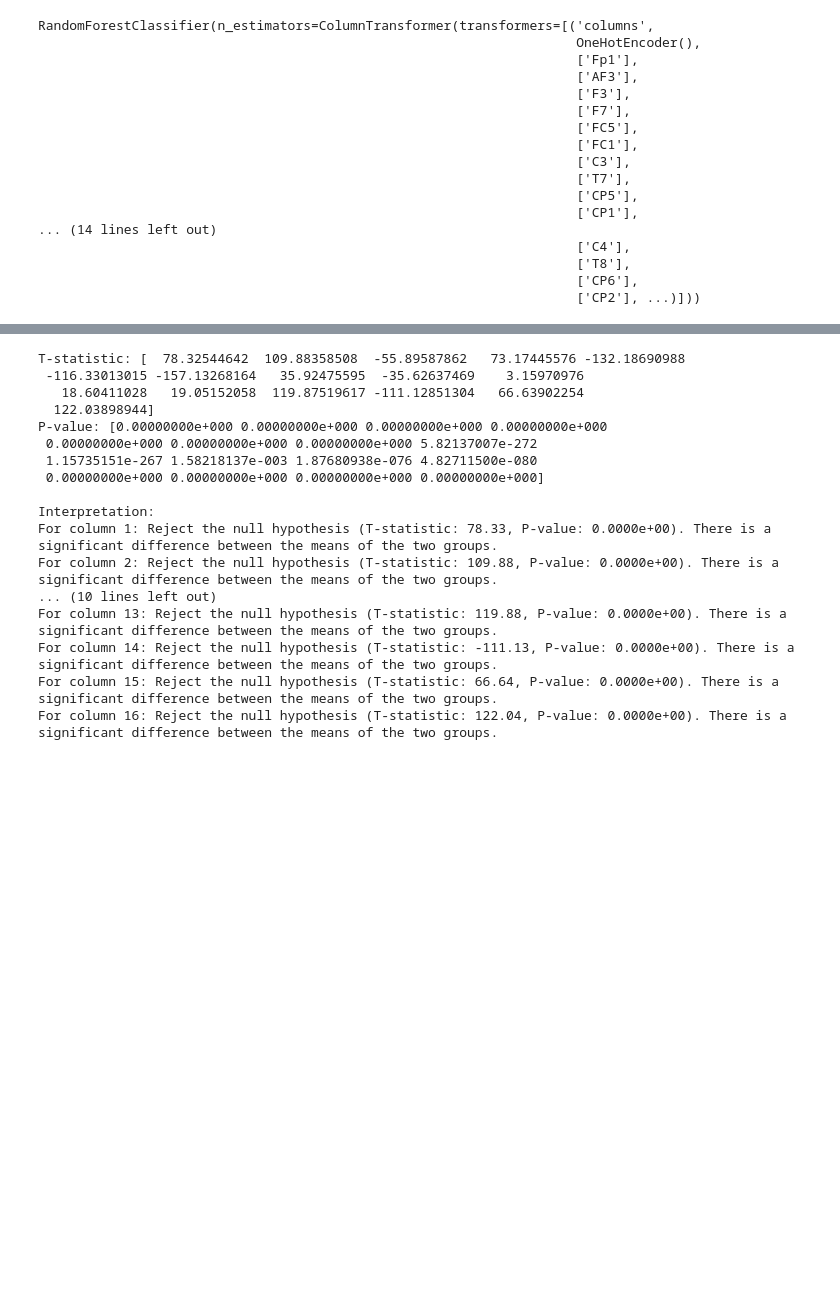
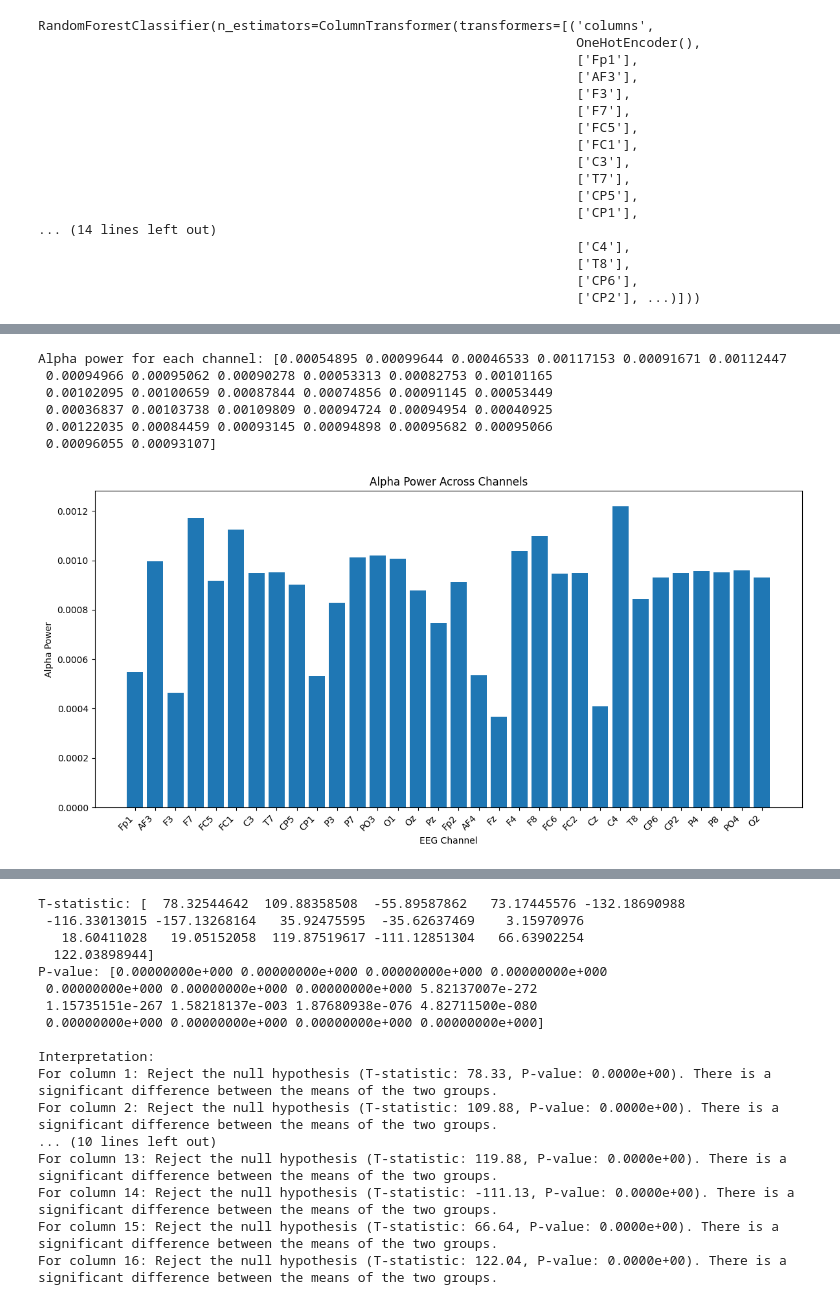
Before and after one commit to MichelleIhetu/ML_Learning_Track, a Jupyter notebook: Project Learning/Final_Project.ipynb, the cells around one changed output, grey strips where cells are left out. Cells and saved outputs as stored; diff of their text form; code cells hidden in the pictures; blank space fills up the shorter version.

```diff
--- a/Project Learning/Final_Project.ipynb
+++ b/Project Learning/Final_Project.ipynb
@@ -269,0 +354,72 @@ Alpha power for each channel: [2.35365517e-12]
+# %%
+#Lets extract alpha wave power
+!pip install mne
+import mne
+import numpy as np
+from scipy.signal import welch, savgol_filter # savgol_filter added
+import matplotlib.pyplot as plt
+
+# --- Start of code needed from preceding cells to define df and smoothed_data_sg ---
+import io
+import pandas as pd
+from scipy.stats import zscore
+from sklearn.preprocessing import MinMaxScaler
+
+# Code from 7YlHwUyNSAM3 (Data loading from edata)
+# Assuming edata is available in the environment from the files.upload() cell
+filename = list(edata.keys())[0]
+file_content = edata[filename]
+df = pd.read_csv(io.StringIO(file_content.decode('utf-8')))
+
+# Code from CuqhpTX-Tz7T (Preprocessing: dropna, Z-score, Normalization)
+df = df.dropna()
+
+# Z-score outlier removal - Note: the original notebook's subsequent normalization
+# was applied to the 'df' after dropna, not the 'filtered_data_zscore'.
+# Replicating that specific behavior here for consistency with the notebook's existing flow.
+z_scores = zscore(df) # Z-scores are calculated for information/display
+threshold = 3
+filtered_data_zscore = df[(z_scores < threshold) & (z_scores > -threshold)] # This filtered result is not directly used in the next step based on the original notebook
+
+# Normalization using MinMaxScaler
+scaler = MinMaxScaler()
+df_normalized_sklearn = pd.DataFrame(scaler.fit_transform(df), columns=df.columns)
+
+# Code from CxnW4QuST4P8 (Smoothing data)
+smoothed_data_sg = savgol_filter(df_normalized_sklearn, window_length=32, polyorder=3, axis=0)
+# --- End of code needed from preceding cells ---
+
+# 1. Prepare MNE Raw object from processed data
+# Transpose smoothed_data_sg to be (n_channels, n_samples) as required by MNE
+data_for_mne = smoothed_data_sg.T
+
+sfreq = 250  # Assuming a sampling frequency of 250 Hz. Adjust if known otherwise.
+ch_names = df.columns.tolist() # Get channel names from the original DataFrame
+n_channels = len(ch_names)
+
+info = mne.create_info(ch_names=ch_names, sfreq=sfreq, ch_types='eeg')
+raw = mne.io.RawArray(data_for_mne, info, verbose=False) # verbose=False to suppress MNE output during creation
+
+# 2. Preprocessing: Bandpass filter for alpha band
+raw.filter(l_freq=8, h_freq=12, fir_design='firwin', verbose=False)
+
+# 3. Power Spectral Density (PSD) Estimation
+# Using Welch's method
+spectrum = raw.compute_psd(method='welch', fmin=8, fmax=12, picks='eeg', verbose=False)
+psds, freqs = spectrum.get_data(return_freqs=True)
+
+# 4. Extract Alpha Power
+# Integrate the PSD over the alpha band for each channel
+alpha_power = np.trapz(psds, freqs, axis=-1)
+
+print(f"Alpha power for each channel: {alpha_power}")
+
+plt.figure(figsize=(12, 6))
+plt.bar(info.ch_names, alpha_power)
+plt.xlabel('EEG Channel')
+plt.ylabel('Alpha Power')
+plt.title('Alpha Power Across Channels')
+plt.xticks(rotation=45, ha='right')
+plt.tight_layout()
+plt.show()
+# %% [output]
@@ -270,3 +443,10 @@ Alpha power for each channel: [2.35365517e-12]
+Alpha power for each channel: [0.00054895 0.00099644 0.00046533 0.00117153 0.00091671 0.00112447
+ 0.00094966 0.00095062 0.00090278 0.00053313 0.00082753 0.00101165
+ 0.00102095 0.00100659 0.00087844 0.00074856 0.00091145 0.00053449
+ 0.00036837 0.00103738 0.00109809 0.00094724 0.00094954 0.00040925
+ 0.00122035 0.00084459 0.00093145 0.00094898 0.00095682 0.00095066
+ 0.00096055 0.00093107]
+[figure, added]
 # %%
 #lets track amplitude variance
 import mne
```
Also changed, not shown: parts of 13 cells of this notebook.
